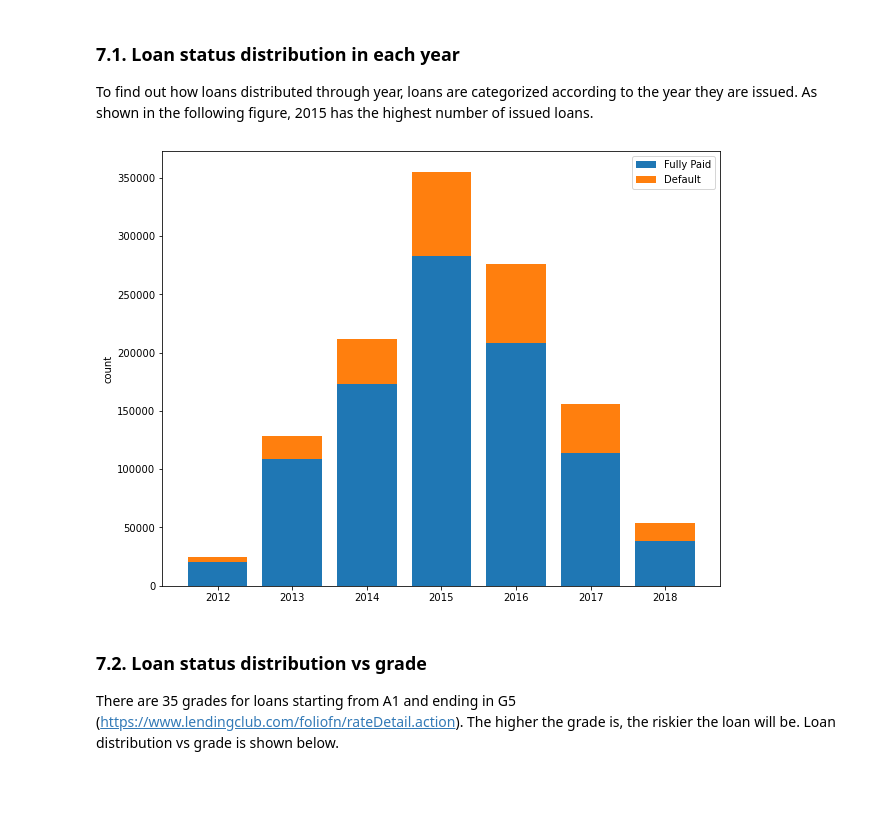
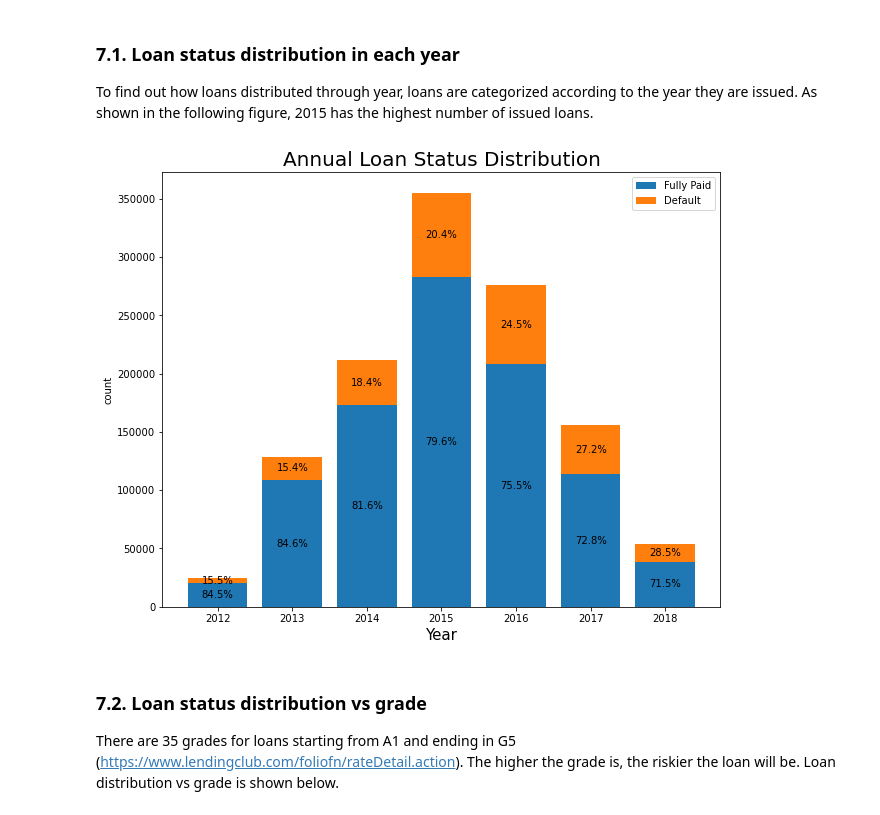
Before and after one commit to somayehY/SomayeYoussefi, a Jupyter notebook: LendingClub/LendingClub_ExploratoryDataAnalysis.ipynb, the cells around one changed output. Saved outputs shown, nothing was run; the diff lists cells and outputs as text; code cells hidden in the pictures; blank space fills up the shorter version.

Commit message:
Update LendingClub_ExploratoryDataAnalysis.ipynb
Added percentage to stack bar charts

```diff
--- a/LendingClub/LendingClub_ExploratoryDataAnalysis.ipynb
+++ b/LendingClub/LendingClub_ExploratoryDataAnalysis.ipynb
@@ -202,18 +202,32 @@ To find out how loans distributed through year, loans are categorized according
 # %%
 defaulL= df.loc[df['new_status']=='Default', ['issue_year']].value_counts()
 fullL= df.loc[df['new_status']=='Fully Paid', ['issue_year']].value_counts()
-type(fullL)
-s = pd.DataFrame({'Default': defaulL, 'Fully Paid': fullL})
-s.index=['2012', '2013', '2014', '2015', '2016', '2017', '2018']
+
+s = pd.DataFrame({'Fully Paid': fullL, 'Default': defaulL})
+s['Total'] = s['Default'] + s['Fully Paid']
+
+s.index = ['2012', '2013', '2014', '2015', '2016', '2017', '2018']
+
 fig, ax = plt.subplots(figsize=(10,8))
 ax.bar(s.index, s['Fully Paid'])
 ax.bar(s.index, s['Default'], bottom=s['Fully Paid'])
 ax.set_xticklabels(s.index)
+ax.set_xlabel('Year', fontsize=15)
 ax.set_ylabel('count')
 ax.legend(['Fully Paid', 'Default'])
+ax.set_title("Annual Loan Status Distribution", fontsize=20)
+
+s_total=s['Total']
+s = s.iloc[:, 0:2]
+s_rel = s.div(s_total, 0)*100
+
+for n in s_rel:
+    for i, (cs, ab, pc) in enumerate(zip(s.cumsum(1)[n], s[n], s_rel[n])):
+        plt.text(i, cs - ab/2, str(np.round(pc, 1)) + '%', va='center', ha='center')
+
 plt.show()
 # %% [output]
-[figure, old version]
+[figure, new version]
 # %% [markdown]
 ### 7.2. Loan status distribution vs grade <a class='anchor' id='grade'></a>
 
```
Also changed, not shown: parts of 18 cells of this notebook.
